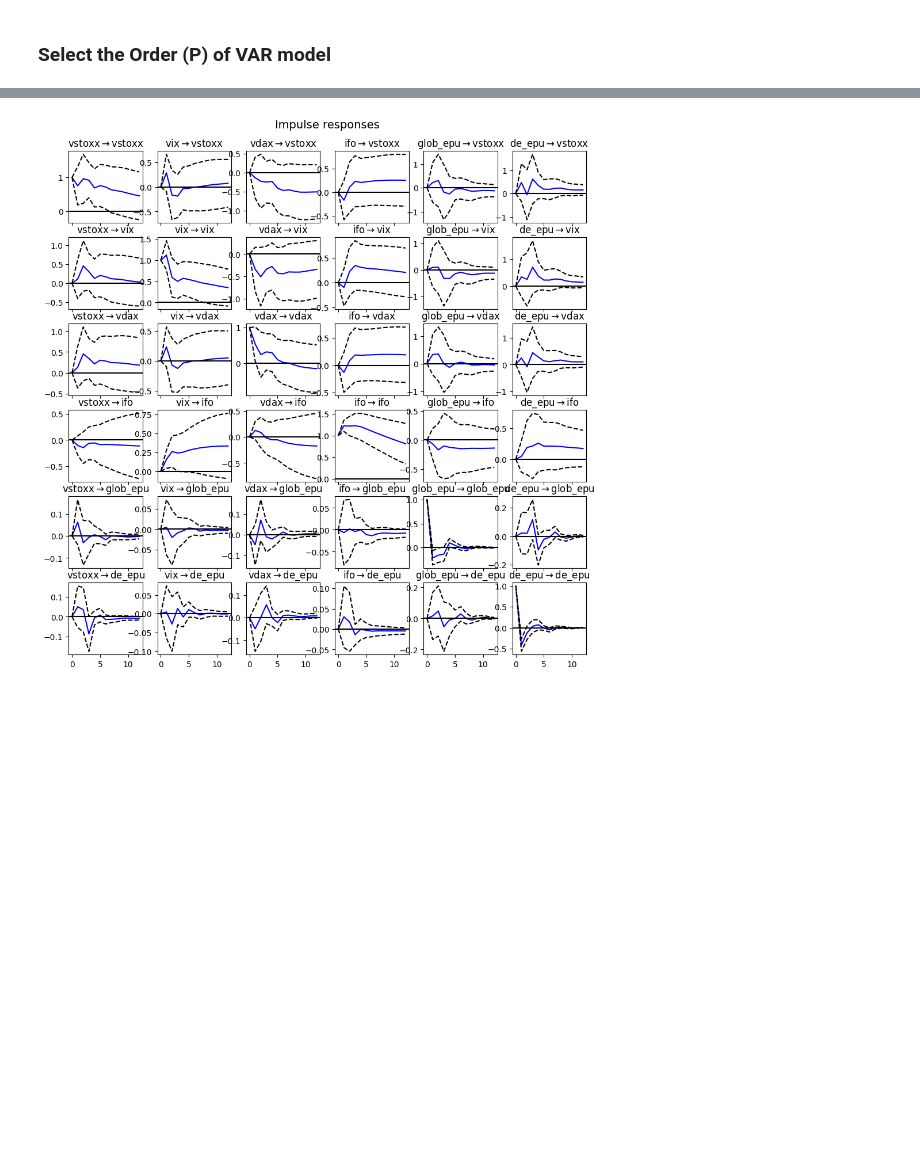
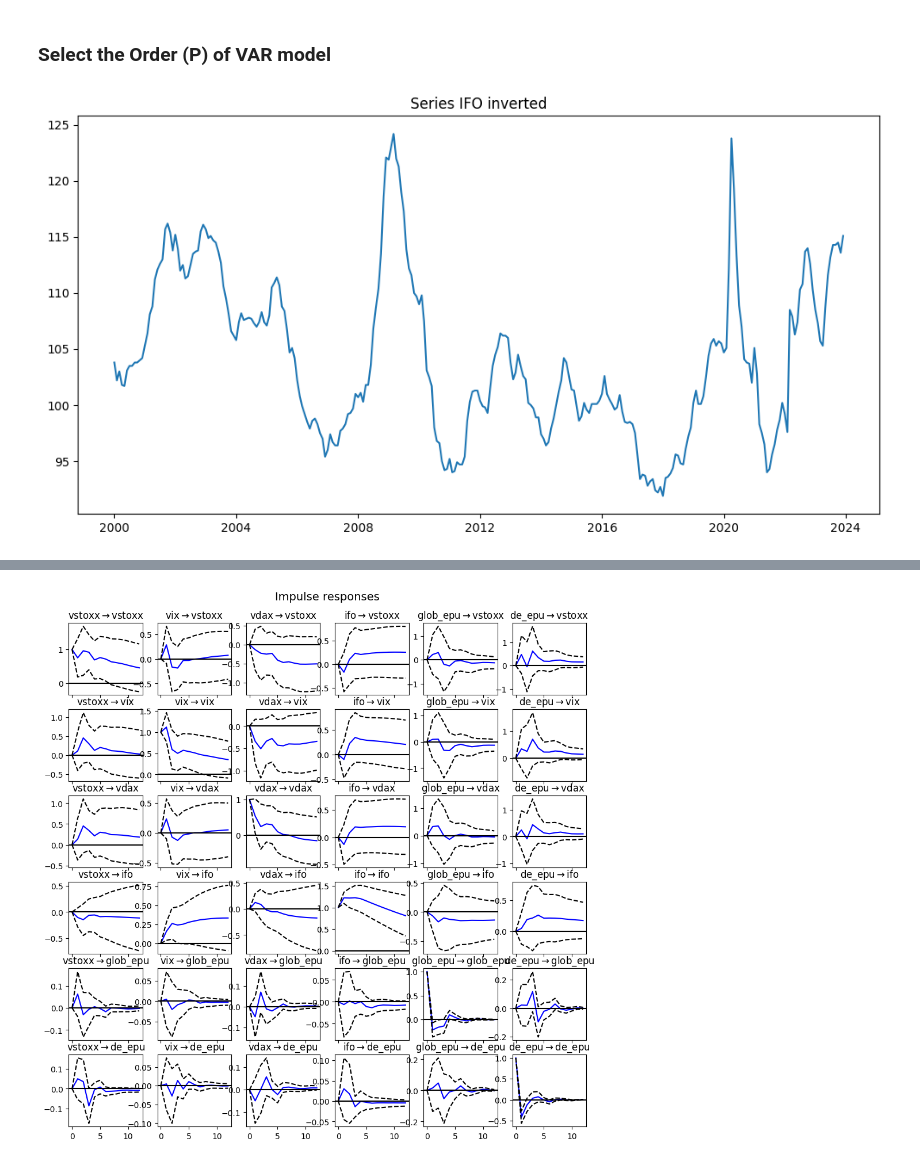
Before and after one commit to Joshi-77/BA-VAR, a Jupyter notebook: main.ipynb, the cells around one changed output, grey strips where cells are left out. Drawn from its saved outputs; the diff is of its cells as text; code cells hidden in the pictures; blank space fills up the shorter version.

```diff
--- a/main.ipynb
+++ b/main.ipynb
@@ -314,33 +314,40 @@ Test: Running ADF Stationarity test for VIX
 # %%
 from statsmodels.tsa.api import VAR
 series_ifo = series_ifo*-1
+series_ifo = series_ifo+200
+plt.figure(figsize=(12, 6))
+plt.plot(series_ifo)
+plt.title('Series IFO inverted')
+plt.show()
+
 
 df = pd.DataFrame({
     'vstoxx': series_vstoxx,
     'vix': series_vix,
     'vdax': series_vdax,
     'ifo': series_ifo,
     'glob_epu': series_global_epu_norm_trendremoved_seas,
     'de_epu': series_de_epu_norm_trendremoved_seas
 })
 
 # remove dataframe NaN Rows
 df = df.dropna()
 
 model = VAR(df)
 
 for i in [1,2,3,4,5,6,7,8,9]:
     result = model.fit(i)
     print('Lag Order =', i)
     print('AIC : ', result.aic)
     print('BIC : ', result.bic)
     print('FPE : ', result.fpe)
     print('HQIC: ', result.hqic, '\n')
 
 x = model.select_order(3)
 print(x.summary())
 
 results = model.fit(maxlags=3, ic='aic')
 irf = results.irf(12)
 # %% [output]
+[figure, added]
 Lag Order = 1
```
Also changed, not shown: parts of 1 cell of this notebook.
